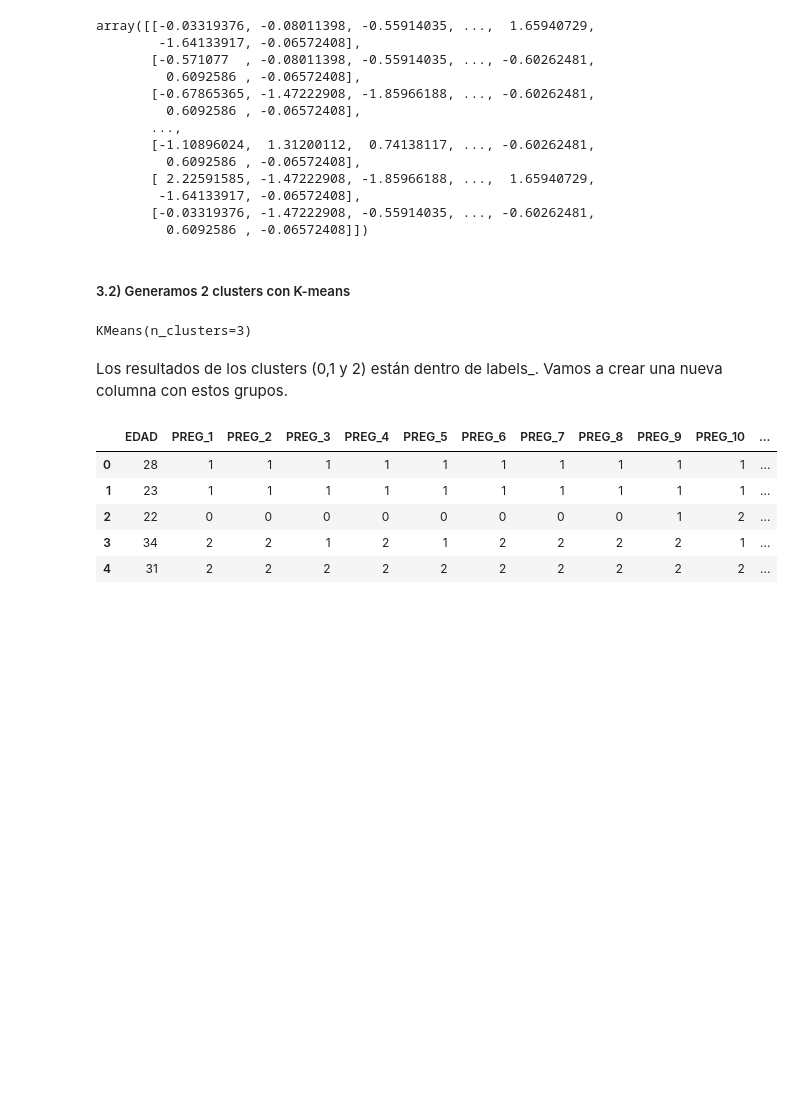
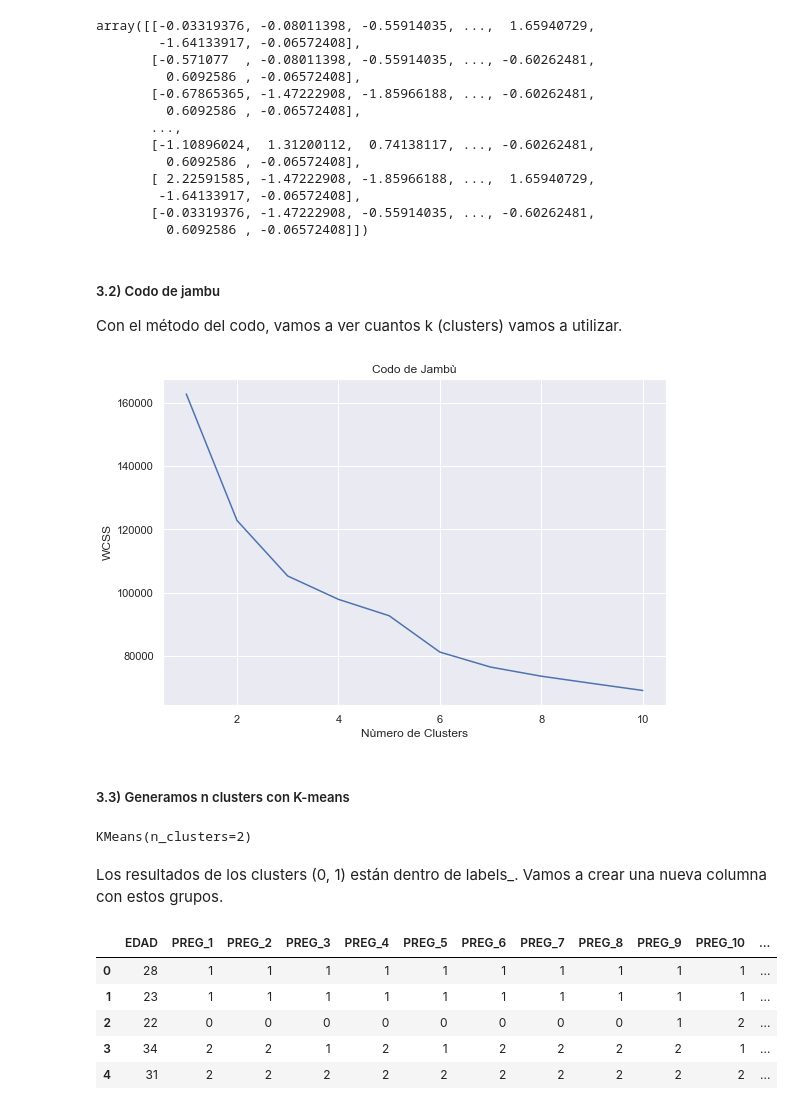
Before and after one commit to FedericoScopelliti/Alerta_Noviazgo_violento, a Jupyter notebook: Noviazgo Violento.ipynb, the cells around one changed output. Drawn from its saved outputs; the diff is of its cells as text; code cells hidden in the pictures; blank space fills up the shorter version.

```diff
--- a/Noviazgo Violento.ipynb
+++ b/Noviazgo Violento.ipynb
@@ -344,5 +361,30 @@ array([[-0.03319376, -0.08011398, -0.55914035, ...,  1.65940729,
         -1.64133917, -0.06572408],
        [-0.03319376, -1.47222908, -0.55914035, ..., -0.60262481,
          0.6092586 , -0.06572408]])
+# %% [markdown]
+##### 3.2) Codo de jambu
+
+Con el método del codo, vamos a ver cuantos k (clusters) vamos a utilizar.
+# %%
+# Importo la libreria kmeans
+from sklearn.cluster import KMeans
+
+
+wcss = []
+
+for k in range(1, 11):
+    kmeans = KMeans(n_clusters=k, max_iter=300).fit(data_scaler)
+    wcss.append(kmeans.inertia_)
+
+
+plt.figure(figsize=(9,6))
+sns.lineplot(x = range(1,11), y = wcss)
+plt.title('Codo de Jambù')
+plt.grid(True)
+plt.xlabel('Nùmero de Clusters')
+plt.ylabel('WCSS')
+plt.show()
+# %% [output]
+[figure, added]
 # %% [markdown]
-##### 3.2) Generamos 2 clusters con K-means
+##### 3.3) Generamos n clusters con K-means
@@ -351,11 +391,11 @@ from sklearn.cluster import KMeans
 # %%
 # Vamos a generar dos clusters (o grupos) para poder dividir aquellos que ya sufren algun tipo de violencio y los que no.
-clusters = KMeans(n_clusters=3, max_iter=300)
+kmeans = KMeans(n_clusters=2, max_iter=300)
 
 # Lo aplicamos
-clusters.fit(data_scaler)
+kmeans.fit(data_scaler)
 # %% [output]
-KMeans(n_clusters=3)
+KMeans(n_clusters=2)
 # %% [markdown]
-Los resultados de los clusters (0,1 y 2) están dentro de labels_. Vamos a crear una nueva columna con estos grupos.
+Los resultados de los clusters (0, 1) están dentro de labels_. Vamos a crear una nueva columna con estos grupos.
 # %%
```
Also changed, not shown: parts of 33 cells of this notebook.
